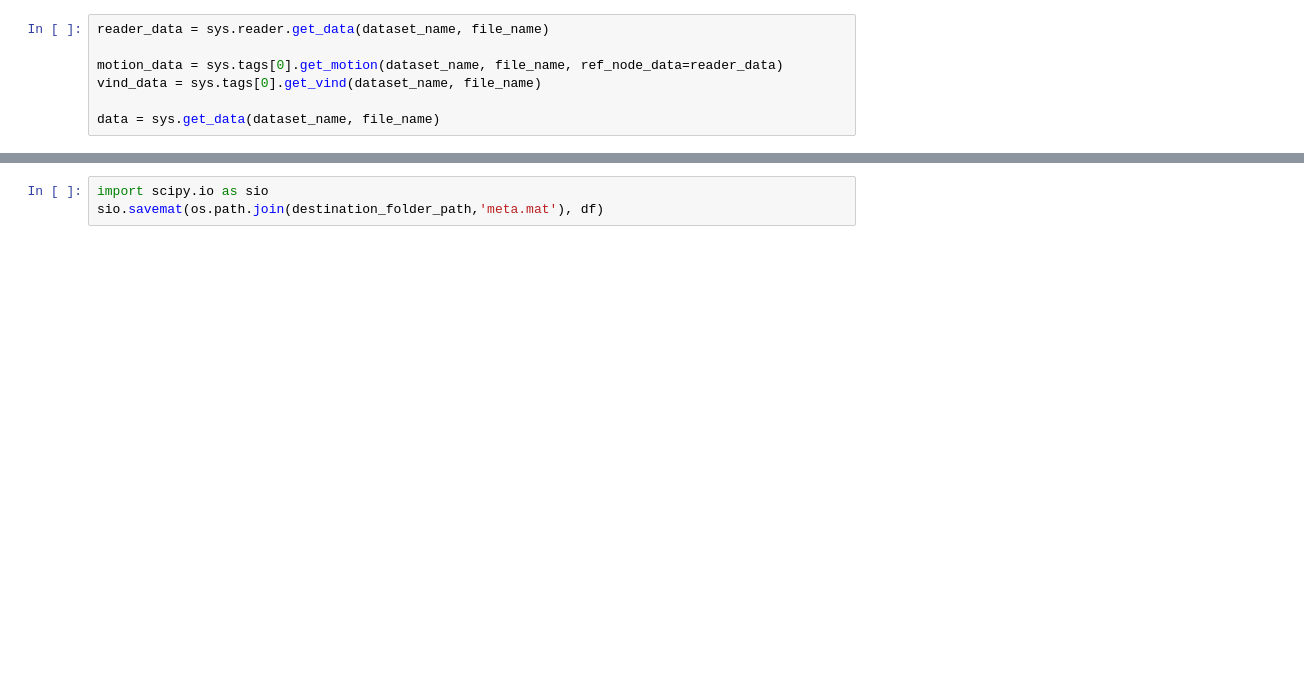
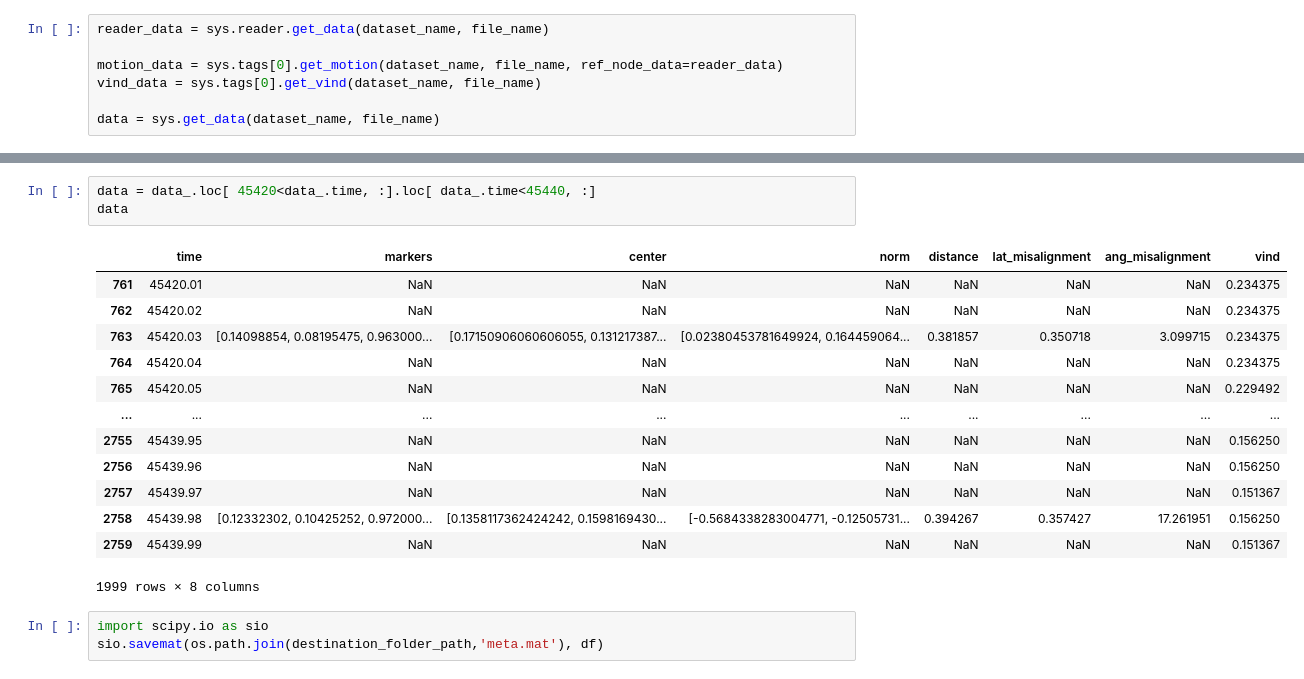
Before and after one commit to negargolestani/kinect_motion_tracking, a Jupyter notebook: test.ipynb, the cells around one changed output, grey strips where cells are left out. Cells and saved outputs as stored; diff of their text form; blank space fills up the shorter version.

```diff
--- a/test.ipynb
+++ b/test.ipynb
@@ -246,3 +288,20 @@ motion_data.plot(x='time', ax=ax)
+# %%
+data = data_.loc[ 45420<data_.time, :].loc[ data_.time<45440, :]
+data
+# %% [output]
+|  | time | markers | center | norm | distance | lat_misalignment | ang_misalignment | vind |
+| 761 | 45420.01 | NaN | NaN | NaN | NaN | NaN | NaN | 0.234375 |
+| 762 | 45420.02 | NaN | NaN | NaN | NaN | NaN | NaN | 0.234375 |
+| 763 | 45420.03 | [0.14098854, 0.08195475, 0.963000... | [0.17150906060606055, 0.131217387... | [0.02380453781649924, 0.164459064... | 0.381857 | 0.350718 | 3.099715 | 0.234375 |
+| 764 | 45420.04 | NaN | NaN | NaN | NaN | NaN | NaN | 0.234375 |
+| 765 | 45420.05 | NaN | NaN | NaN | NaN | NaN | NaN | 0.229492 |
+| ... | ... | ... | ... | ... | ... | ... | ... | ... |
+| 2755 | 45439.95 | NaN | NaN | NaN | NaN | NaN | NaN | 0.156250 |
+| 2756 | 45439.96 | NaN | NaN | NaN | NaN | NaN | NaN | 0.156250 |
+| 2757 | 45439.97 | NaN | NaN | NaN | NaN | NaN | NaN | 0.151367 |
+| 2758 | 45439.98 | [0.12332302, 0.10425252, 0.972000... | [0.1358117362424242, 0.1598169430... | [-0.5684338283004771, -0.12505731... | 0.394267 | 0.357427 | 17.261951 | 0.156250 |
+| 2759 | 45439.99 | NaN | NaN | NaN | NaN | NaN | NaN | 0.151367 |
+1999 rows × 8 columns
 # %%
 import scipy.io as sio
 sio.savemat(os.path.join(destination_folder_path,'meta.mat'), df)
```
Also changed, not shown: parts of 6 cells of this notebook, 1 other file.
